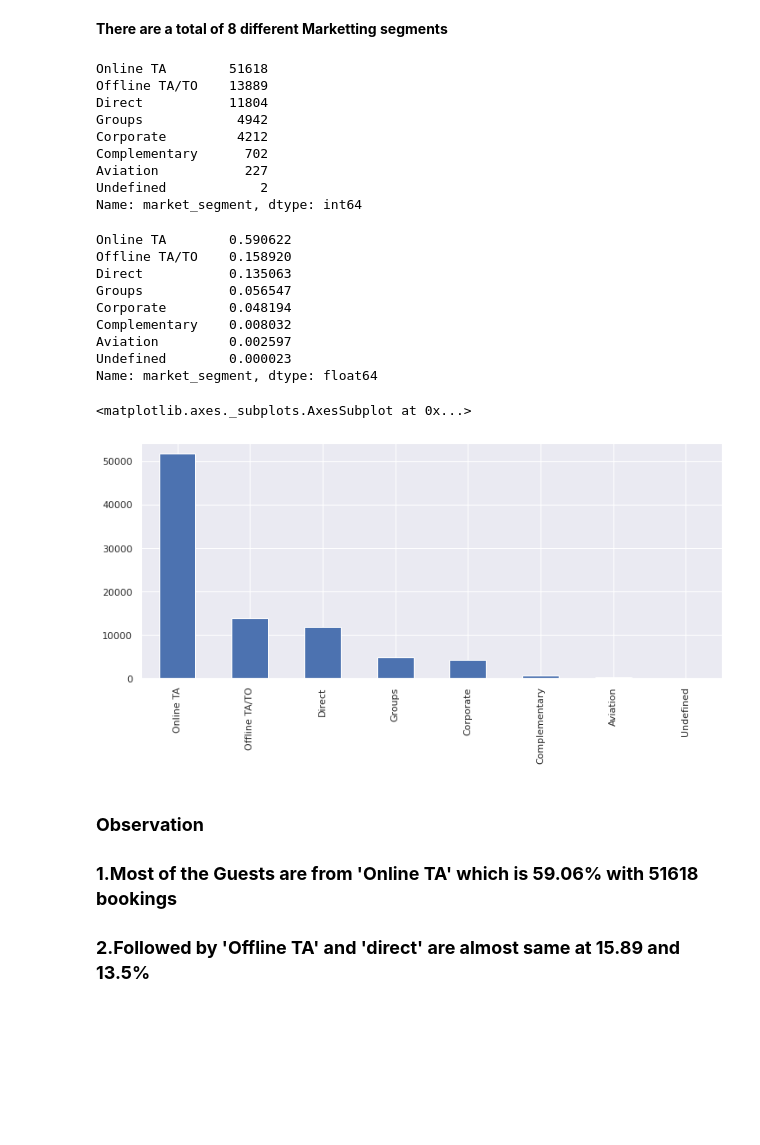
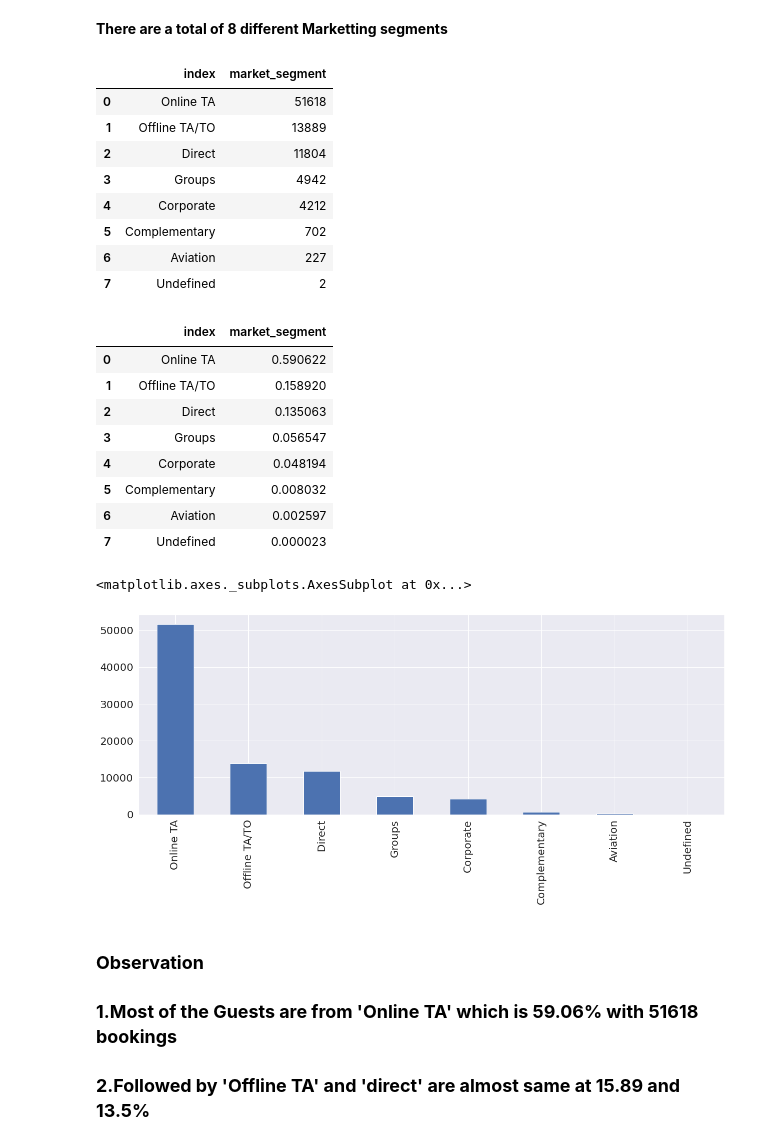
Before and after one commit to RAHULRAJ666DX/Capston-Hotel-Booking-Analysis-, a Jupyter notebook: EDA_Hotel_Booking_Analysis_Rahul_Raj.ipynb, the cells around one changed output. Drawn from its saved outputs; the diff is of its cells as text; code cells hidden in the pictures; blank space fills up the shorter version.

```diff
--- a/EDA_Hotel_Booking_Analysis_Rahul_Raj.ipynb
+++ b/EDA_Hotel_Booking_Analysis_Rahul_Raj.ipynb
@@ -549,34 +572,34 @@ df.market_segment.nunique()
 # %% [markdown]
 **There are a total of 8 different Marketting segments**
 # %%
-df.market_segment.value_counts()
+df.market_segment.value_counts().reset_index()
 # %% [output]
-Online TA        51618
-Offline TA/TO    13889
-Direct           11804
-Groups            4942
-Corporate         4212
-Complementary      702
-Aviation           227
-Undefined            2
-Name: market_segment, dtype: int64
+|  | index | market_segment |
+| 0 | Online TA | 51618 |
+| 1 | Offline TA/TO | 13889 |
+| 2 | Direct | 11804 |
+| 3 | Groups | 4942 |
+| 4 | Corporate | 4212 |
+| 5 | Complementary | 702 |
+| 6 | Aviation | 227 |
+| 7 | Undefined | 2 |
 # %%
-df.market_segment.value_counts(normalize=True)
+df.market_segment.value_counts(normalize=True).reset_index()
 # %% [output]
-Online TA        0.590622
-Offline TA/TO    0.158920
-Direct           0.135063
-Groups           0.056547
-Corporate        0.048194
-Complementary    0.008032
-Aviation         0.002597
-Undefined        0.000023
-Name: market_segment, dtype: float64
+|  | index | market_segment |
+| 0 | Online TA | 0.590622 |
+| 1 | Offline TA/TO | 0.158920 |
+| 2 | Direct | 0.135063 |
+| 3 | Groups | 0.056547 |
+| 4 | Corporate | 0.048194 |
+| 5 | Complementary | 0.008032 |
+| 6 | Aviation | 0.002597 |
+| 7 | Undefined | 0.000023 |
 # %%
-df.market_segment.value_counts().plot(kind='bar')
+df.market_segment.value_counts().plot(kind='bar',fontsize=20)
 # %% [output]
 <matplotlib.axes._subplots.AxesSubplot at 0x...>
-[figure, old version]
+[figure, new version]
 # %% [markdown]
 ### **Observation**
 ### **1.Most of the Guests are from 'Online TA' which is 59.06% with 51618 bookings**
```
Also changed, not shown: parts of 44 cells of this notebook.
